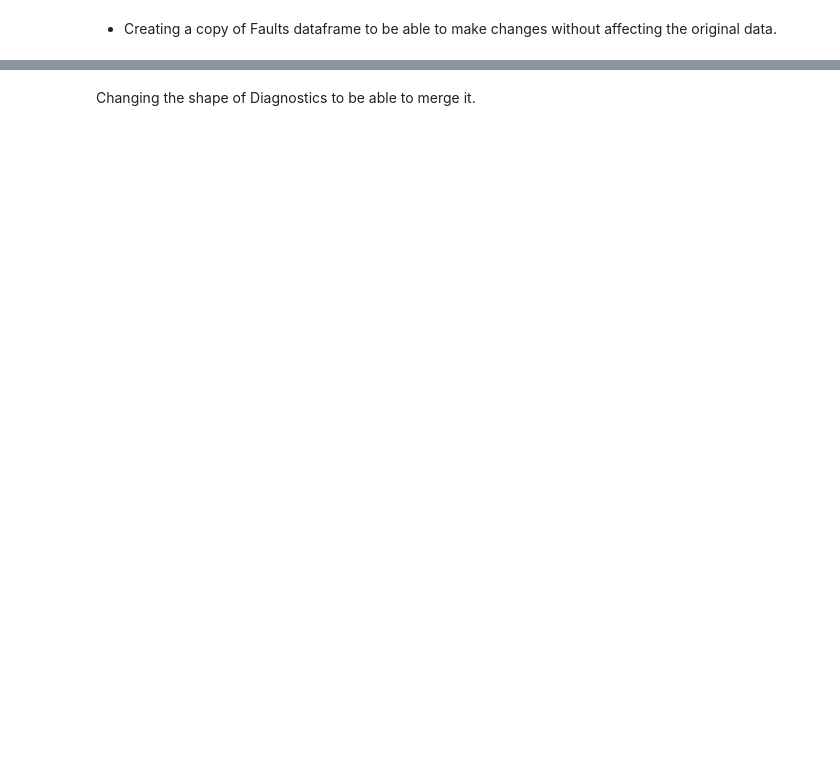
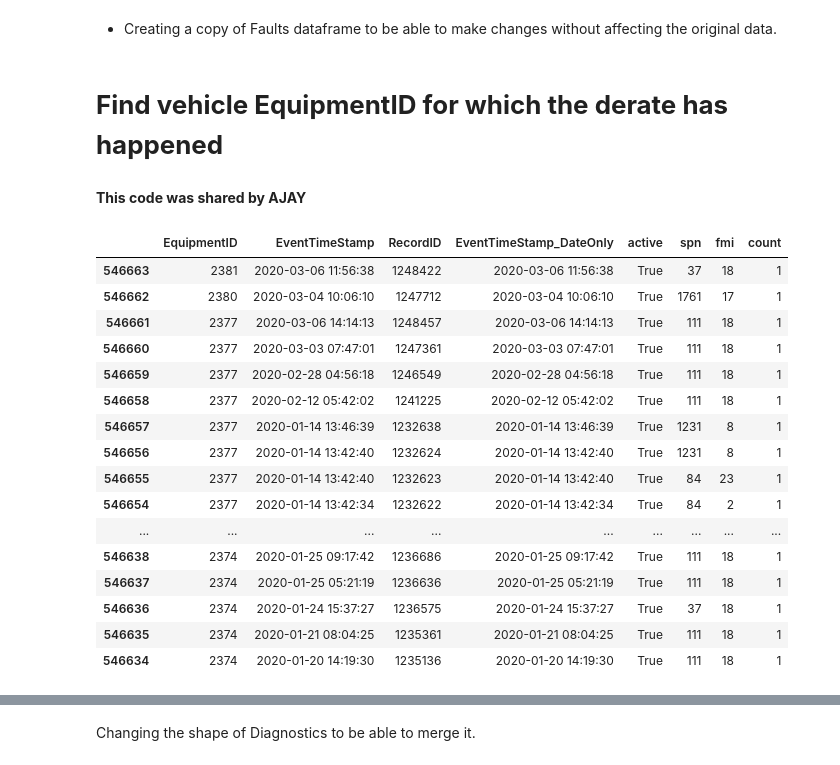
Before and after one commit to nss-data-science-cohort-6/big_g_express-elden_ring, a Jupyter notebook: AC_bigG.ipynb, the cells around one changed output, grey strips where cells are left out. Saved outputs shown, nothing was run; the diff lists cells and outputs as text; code cells hidden in the pictures; blank space fills up the shorter version.

```diff
--- a/AC_bigG.ipynb
+++ b/AC_bigG.ipynb
@@ -119,0 +71,12 @@ faults
+# %%
+#Create new column EventTimeStamp_DateOnly with only date part
+faults['EventTimeStamp_DateOnly']= pd.to_datetime(faults['EventTimeStamp'], format='%Y-%m-%d')
+faults['LocationTimeStamp_DateOnly']= pd.to_datetime(faults['LocationTimeStamp'],  format='%Y-%m-%d')
+
+faults['EventTimeStamp_DateOnly'] = pd.to_datetime(faults['EventTimeStamp_DateOnly'])
+faults['LocationTimeStamp_DateOnly'] = pd.to_datetime(faults['LocationTimeStamp_DateOnly'])
+# %%
+#Filter out 'R1762', 'R1764'
+faults = faults[~faults[['EquipmentID']].isin(['R1762', 'R1764', '2185A']).any(axis=1)]
+# %%
+faults = faults.astype({'EquipmentID': 'int'})
@@ -122,3 +115,33 @@ faults
 # %%
 faults_copy = faults
 Diagnostics = vehicle_Diagnostics
+# %% [markdown]
+# **Find vehicle EquipmentID for which the derate has happened**
+# %% [markdown]
+**This code was shared by AJAY**
+# %%
+#df_faults['EventTimeStamp_DateOnly'] = pd.to_datetime(df_faults['EventTimeStamp_DateOnly'])
+df_faults= (
+    faults_copy.groupby(['EquipmentID','EventTimeStamp','RecordID' ,'EventTimeStamp_DateOnly','active', 'spn', 'fmi'])
+    .size().reset_index(name='count')
+    .sort_values(by=['EquipmentID','EventTimeStamp','RecordID' ], ascending = [False, False, False])
+)
+df_faults.head(30)
+# %% [output]
+|  | EquipmentID | EventTimeStamp | RecordID | EventTimeStamp_DateOnly | active | spn | fmi | count |
+| 546663 | 2381 | 2020-03-06 11:56:38 | 1248422 | 2020-03-06 11:56:38 | True | 37 | 18 | 1 |
+| 546662 | 2380 | 2020-03-04 10:06:10 | 1247712 | 2020-03-04 10:06:10 | True | 1761 | 17 | 1 |
+| 546661 | 2377 | 2020-03-06 14:14:13 | 1248457 | 2020-03-06 14:14:13 | True | 111 | 18 | 1 |
+| 546660 | 2377 | 2020-03-03 07:47:01 | 1247361 | 2020-03-03 07:47:01 | True | 111 | 18 | 1 |
+| 546659 | 2377 | 2020-02-28 04:56:18 | 1246549 | 2020-02-28 04:56:18 | True | 111 | 18 | 1 |
+| 546658 | 2377 | 2020-02-12 05:42:02 | 1241225 | 2020-02-12 05:42:02 | True | 111 | 18 | 1 |
+| 546657 | 2377 | 2020-01-14 13:46:39 | 1232638 | 2020-01-14 13:46:39 | True | 1231 | 8 | 1 |
+| 546656 | 2377 | 2020-01-14 13:42:40 | 1232624 | 2020-01-14 13:42:40 | True | 1231 | 8 | 1 |
+| 546655 | 2377 | 2020-01-14 13:42:40 | 1232623 | 2020-01-14 13:42:40 | True | 84 | 23 | 1 |
+| 546654 | 2377 | 2020-01-14 13:42:34 | 1232622 | 2020-01-14 13:42:34 | True | 84 | 2 | 1 |
+| ... | ... | ... | ... | ... | ... | ... | ... | ... |
+| 546638 | 2374 | 2020-01-25 09:17:42 | 1236686 | 2020-01-25 09:17:42 | True | 111 | 18 | 1 |
+| 546637 | 2374 | 2020-01-25 05:21:19 | 1236636 | 2020-01-25 05:21:19 | True | 111 | 18 | 1 |
+| 546636 | 2374 | 2020-01-24 15:37:27 | 1236575 | 2020-01-24 15:37:27 | True | 37 | 18 | 1 |
+| 546635 | 2374 | 2020-01-21 08:04:25 | 1235361 | 2020-01-21 08:04:25 | True | 111 | 18 | 1 |
+| 546634 | 2374 | 2020-01-20 14:19:30 | 1235136 | 2020-01-20 14:19:30 | True | 111 | 18 | 1 |
```
Also changed, not shown: parts of 47 cells of this notebook.
